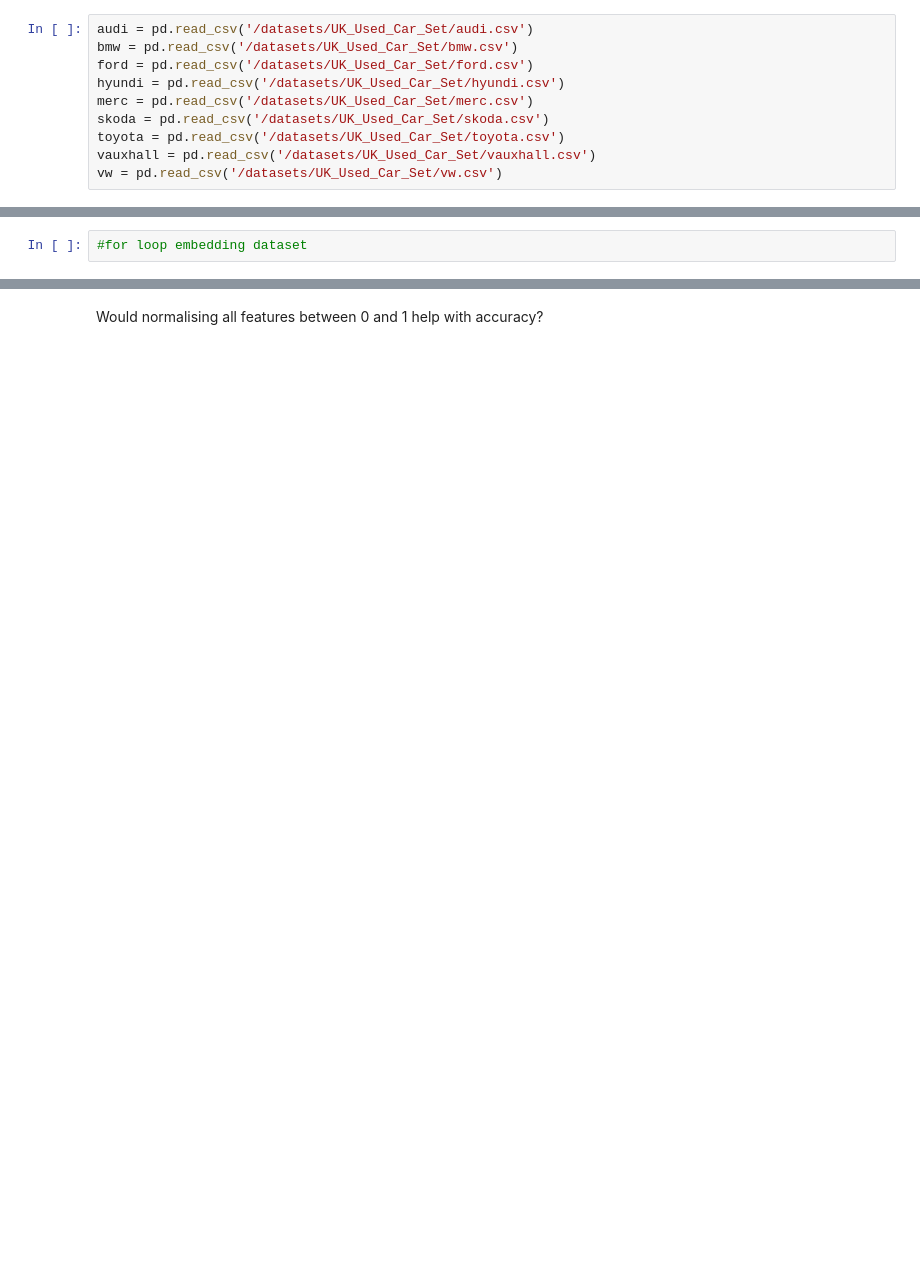
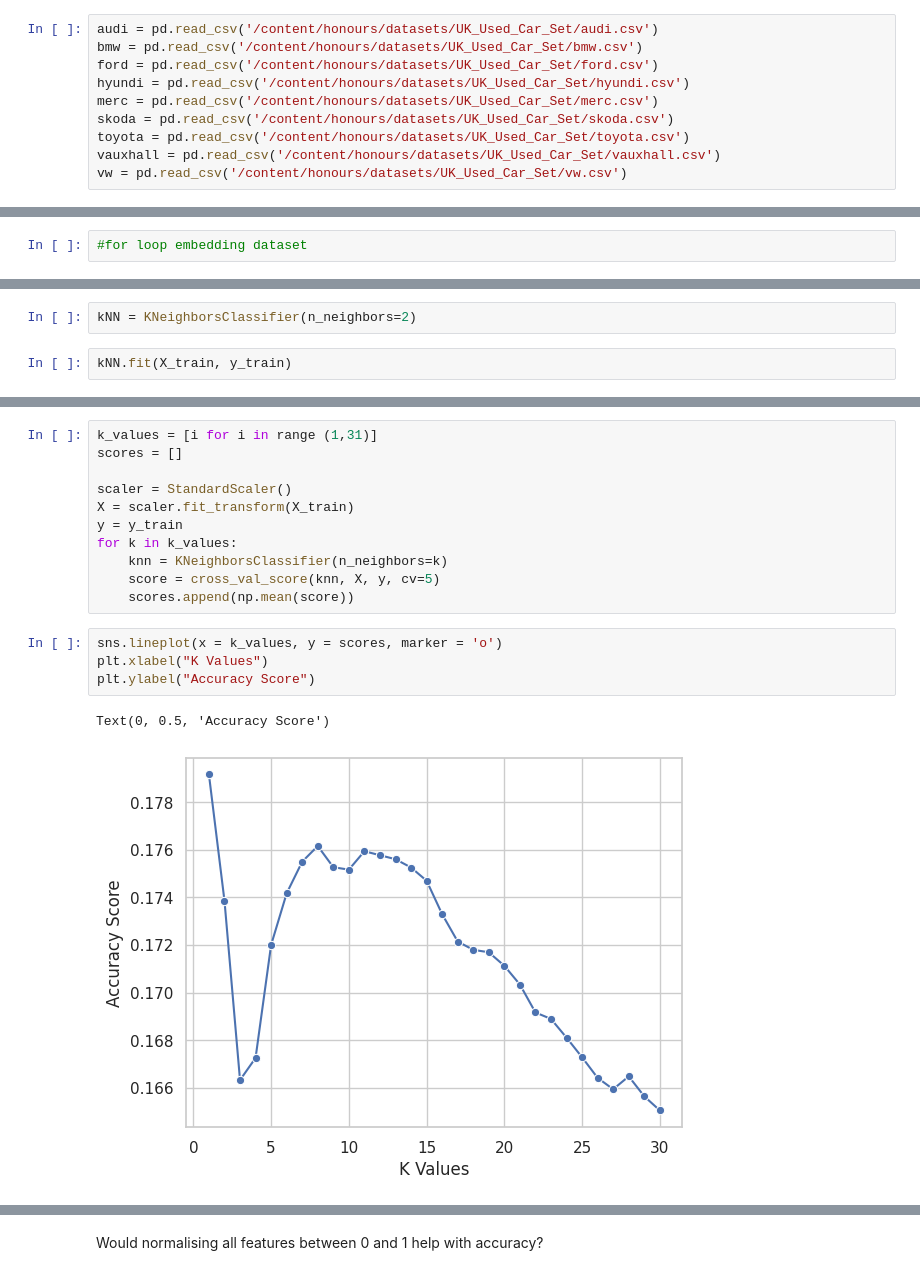
Before and after one commit to ScottGrant528/honours, a Jupyter notebook: HonoursProject.ipynb, the cells around one changed output, grey strips where cells are left out. Saved outputs shown, nothing was run; the diff lists cells and outputs as text; blank space fills up the shorter version.

```diff
--- a/HonoursProject.ipynb
+++ b/HonoursProject.ipynb
@@ -37,12 +46,12 @@ AlreadyExistsError: Another metric with the same name already exists.
 # %% [markdown]
 ## Dataset import
 # %%
-audi = pd.read_csv('/datasets/UK_Used_Car_Set/audi.csv')
-bmw = pd.read_csv('/datasets/UK_Used_Car_Set/bmw.csv')
-ford = pd.read_csv('/datasets/UK_Used_Car_Set/ford.csv')
-hyundi = pd.read_csv('/datasets/UK_Used_Car_Set/hyundi.csv')
-merc = pd.read_csv('/datasets/UK_Used_Car_Set/merc.csv')
-skoda = pd.read_csv('/datasets/UK_Used_Car_Set/skoda.csv')
-toyota = pd.read_csv('/datasets/UK_Used_Car_Set/toyota.csv')
-vauxhall = pd.read_csv('/datasets/UK_Used_Car_Set/vauxhall.csv')
-vw = pd.read_csv('/datasets/UK_Used_Car_Set/vw.csv')
+audi = pd.read_csv('/content/honours/datasets/UK_Used_Car_Set/audi.csv')
+bmw = pd.read_csv('/content/honours/datasets/UK_Used_Car_Set/bmw.csv')
+ford = pd.read_csv('/content/honours/datasets/UK_Used_Car_Set/ford.csv')
+hyundi = pd.read_csv('/content/honours/datasets/UK_Used_Car_Set/hyundi.csv')
+merc = pd.read_csv('/content/honours/datasets/UK_Used_Car_Set/merc.csv')
+skoda = pd.read_csv('/content/honours/datasets/UK_Used_Car_Set/skoda.csv')
+toyota = pd.read_csv('/content/honours/datasets/UK_Used_Car_Set/toyota.csv')
+vauxhall = pd.read_csv('/content/honours/datasets/UK_Used_Car_Set/vauxhall.csv')
+vw = pd.read_csv('/content/honours/datasets/UK_Used_Car_Set/vw.csv')
@@ -771,0 +1257,4 @@ print("Negative similarity", negative_similarity.numpy())
+# %%
+kNN = KNeighborsClassifier(n_neighbors=2)
+# %%
+kNN.fit(X_train, y_train)
@@ -771,0 +1278,18 @@ print("Negative similarity", negative_similarity.numpy())
+# %%
+k_values = [i for i in range (1,31)]
+scores = []
+
+scaler = StandardScaler()
+X = scaler.fit_transform(X_train)
+y = y_train
+for k in k_values:
+    knn = KNeighborsClassifier(n_neighbors=k)
+    score = cross_val_score(knn, X, y, cv=5)
+    scores.append(np.mean(score))
+# %%
+sns.lineplot(x = k_values, y = scores, marker = 'o')
+plt.xlabel("K Values")
+plt.ylabel("Accuracy Score")
+# %% [output]
+Text(0, 0.5, 'Accuracy Score')
+[figure, added]
```
Also changed, not shown: parts of 69 cells of this notebook, 2 other files.
